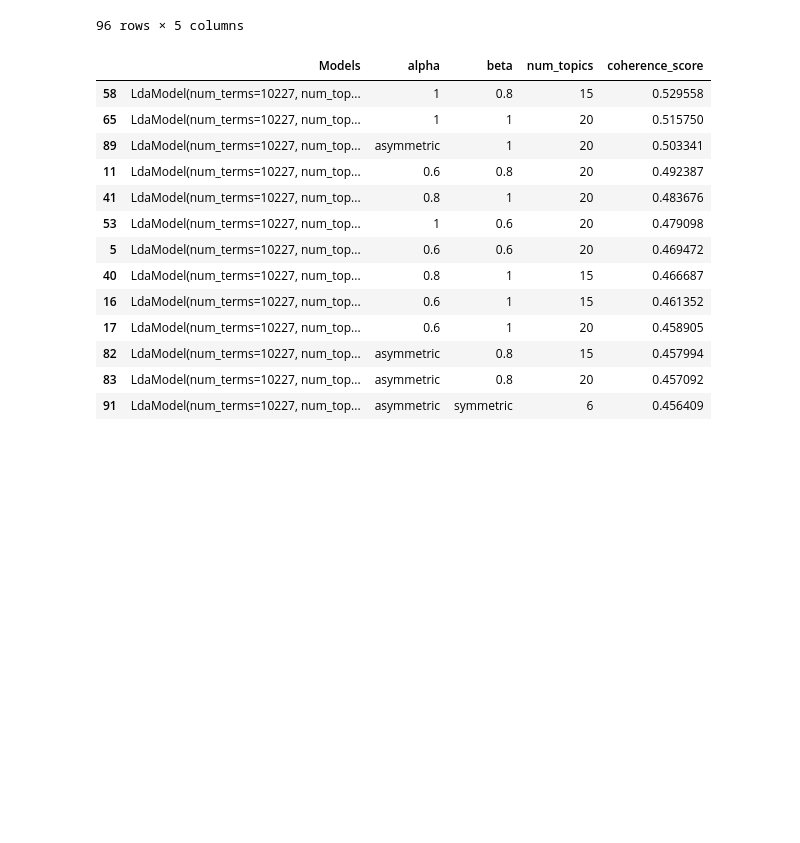
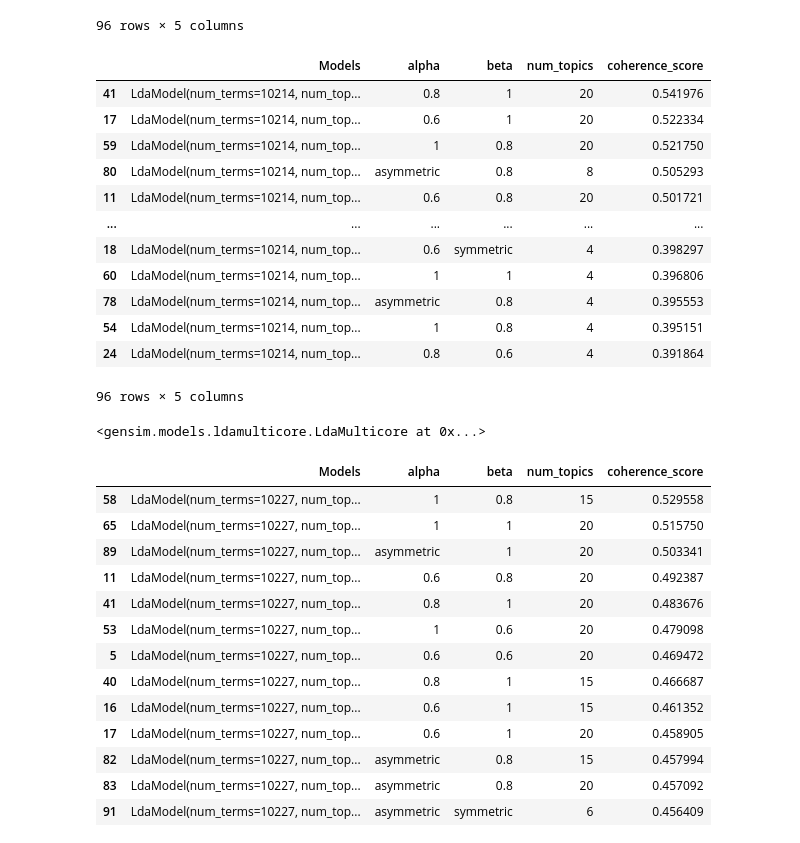
Before and after one commit to RobertoBarrosoLuque/Presidential-Rhetoric-NLP, a Jupyter notebook: exploratory_notebooks/final_proj_exploratory.ipynb, the cells around one changed output. Drawn from its saved outputs; the diff is of its cells as text; code cells hidden in the pictures; blank space fills up the shorter version.

```diff
--- a/exploratory_notebooks/final_proj_exploratory.ipynb
+++ b/exploratory_notebooks/final_proj_exploratory.ipynb
@@ -371,6 +371,32 @@ results_df
 | 48 | LdaModel(num_terms=10227, num_top... | 1 | 0.6 | 4 | 0.364885 |
 | 27 | LdaModel(num_terms=10227, num_top... | 0.8 | 0.6 | 10 | 0.362802 |
 96 rows × 5 columns
+# %%
+# Run grid serach by varying hyperparams
+params_grid = {
+     'alpha_range':[.6,.8, 1],
+     'beta_range':[.6,.8, 1],
+     'num_topics_range': [4, 6, 8, 10,15,20]}
+results_df_filtered = lda_filtered_orders.grid_search(params_grid)
+results_df_filtered
+# %% [output]
+|  | Models | alpha | beta | num_topics | coherence_score |
+| 41 | LdaModel(num_terms=10214, num_top... | 0.8 | 1 | 20 | 0.541976 |
+| 17 | LdaModel(num_terms=10214, num_top... | 0.6 | 1 | 20 | 0.522334 |
+| 59 | LdaModel(num_terms=10214, num_top... | 1 | 0.8 | 20 | 0.521750 |
+| 80 | LdaModel(num_terms=10214, num_top... | asymmetric | 0.8 | 8 | 0.505293 |
+| 11 | LdaModel(num_terms=10214, num_top... | 0.6 | 0.8 | 20 | 0.501721 |
+| ... | ... | ... | ... | ... | ... |
+| 18 | LdaModel(num_terms=10214, num_top... | 0.6 | symmetric | 4 | 0.398297 |
+| 60 | LdaModel(num_terms=10214, num_top... | 1 | 1 | 4 | 0.396806 |
+| 78 | LdaModel(num_terms=10214, num_top... | asymmetric | 0.8 | 4 | 0.395553 |
+| 54 | LdaModel(num_terms=10214, num_top... | 1 | 0.8 | 4 | 0.395151 |
+| 24 | LdaModel(num_terms=10214, num_top... | 0.8 | 0.6 | 4 | 0.391864 |
+96 rows × 5 columns
+# %%
+results_df_filtered.iloc[3, 0]
+# %% [output]
+<gensim.models.ldamulticore.LdaMulticore at 0x...>
 # %%
 pd.set_option('display.max_columns', None)
 # %%
```
Also changed, not shown: parts of 5 cells of this notebook.
